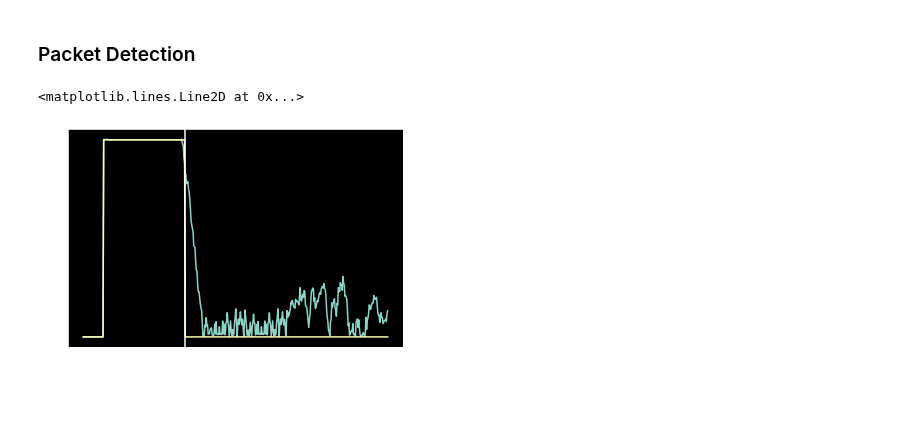
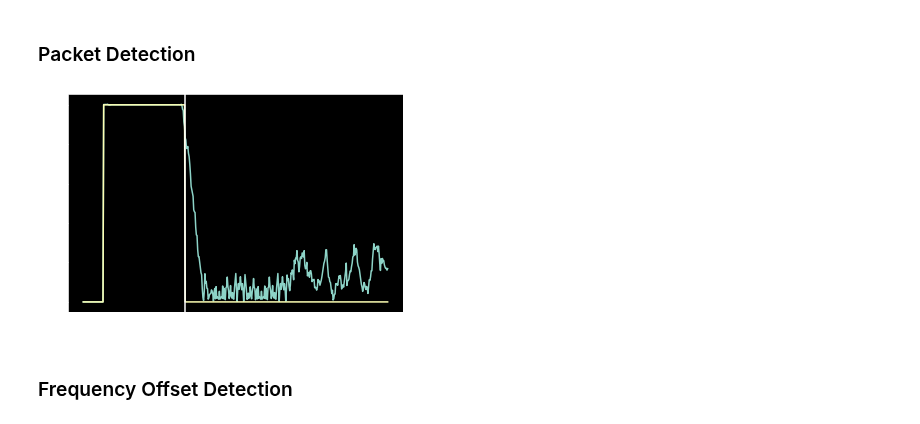
Before and after one commit to mohantyk/dsp_in_comm, a Jupyter notebook: chap6.ipynb, the cells around one changed output. Drawn from its saved outputs; the diff is of its cells as text; code cells hidden in the pictures.

Commit message:
Fix bug due to pandas handling of complex arrays

```diff
--- a/chap6.ipynb
+++ b/chap6.ipynb
@@ -326,25 +326,37 @@ plt.plot(ofdm_out.real);
 # Decimate by 2
 rx_input = ofdm_out.copy()
 rx_20mhz = rx_input[::2] # Decimated by 2
+# %%
+def rolling_mean(arr, win_size=32):
+    '''
+    This function is needed because
+    pd.Series(arr).rolling(win_size).mean()
+    does not seem to work properly for complex numbers
+    '''
+    real_mean = pd.Series(arr.real).rolling(win_size).mean().values
+    imag_mean = pd.Series(arr.imag).rolling(win_size).mean().values
+    complex_mean = real_mean + 1j*imag_mean
+    return complex_mean
 # %%
 delay = 16
 delay_corr = rx_20mhz[:-delay] * rx_20mhz[delay:].conj()
 auto_corr = rx_20mhz[:-delay] * rx_20mhz[:-delay].conj()
 
-auto_corr_est = pd.Series(delay_corr).rolling(32).mean().abs().values
-var_est = pd.Series(auto_corr).rolling(32).mean().abs().values
+auto_corr_est = np.abs( rolling_mean(delay_corr) )
+var_est = np.abs( rolling_mean(auto_corr) )
 
 comparison_ratio = auto_corr_est/var_est
 comparison_ratio = np.nan_to_num(comparison_ratio)
 
 detection_flag = np.zeros_like(comparison_ratio, int)
 detection_flag[comparison_ratio > 0.85] = 1
 
 falling_edge = np.where( np.diff(detection_flag)<0 )[0][0]
 
 plt.plot(comparison_ratio);
 plt.plot(detection_flag);
-plt.axvline(x=falling_edge)
+plt.axvline(x=falling_edge);
 # %% [output]
-<matplotlib.lines.Line2D at 0x...>
-[figure, old version]
+[figure, new version]
+# %% [markdown]
+### Frequency Offset Detection
```
Also changed, not shown: parts of 1 cell of this notebook.
